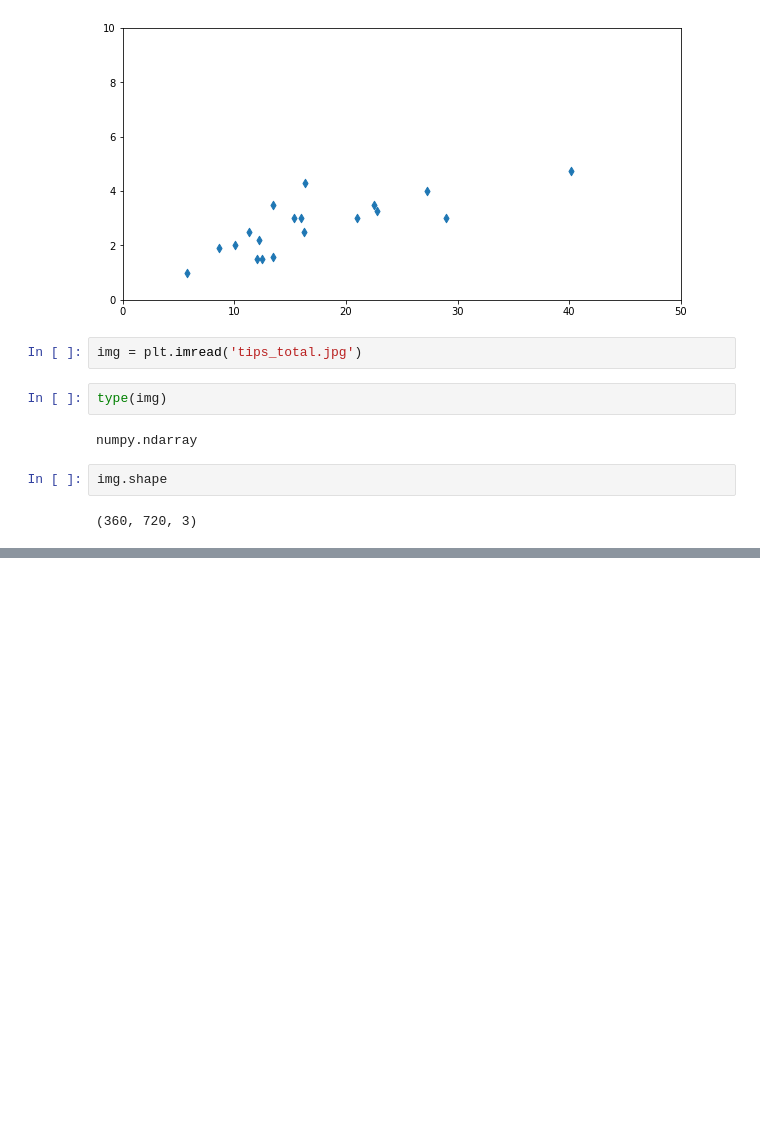
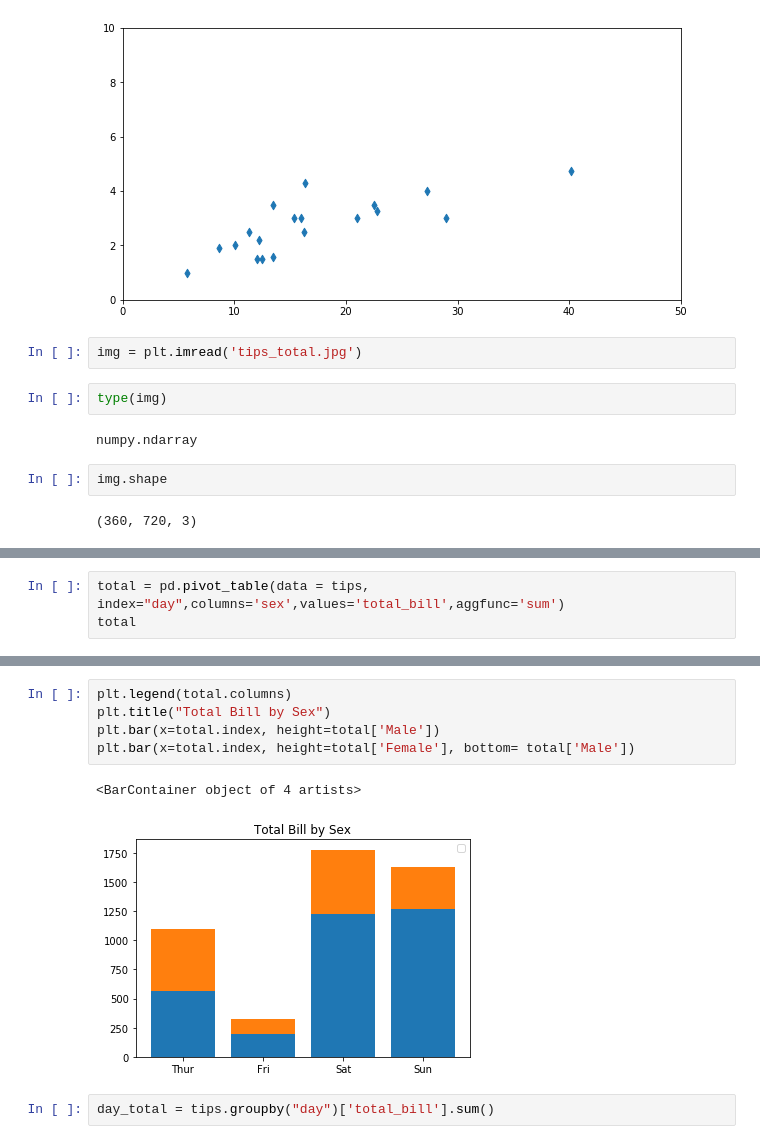
Before and after one commit to srikanthpragada/DS_06_MAY_2019, a Jupyter notebook: matplotlibdemo.ipynb, the cells around one changed output, grey strips where cells are left out. Drawn from its saved outputs; the diff is of its cells as text; blank space fills up the shorter version.

```diff
--- a/matplotlibdemo.ipynb
+++ b/matplotlibdemo.ipynb
@@ -70,0 +104,3 @@ img.shape
+# %%
+total = pd.pivot_table(data = tips, index="day",columns='sex',values='total_bill',aggfunc='sum')
+total
@@ -70,0 +136,10 @@ img.shape
+# %%
+plt.legend(total.columns)
+plt.title("Total Bill by Sex")
+plt.bar(x=total.index, height=total['Male'])
+plt.bar(x=total.index, height=total['Female'], bottom= total['Male'])
+# %% [output]
+<BarContainer object of 4 artists>
+[figure, added]
+# %%
+day_total = tips.groupby("day")['total_bill'].sum()
```
Also changed, not shown: parts of 13 cells of this notebook, 1 other file.
